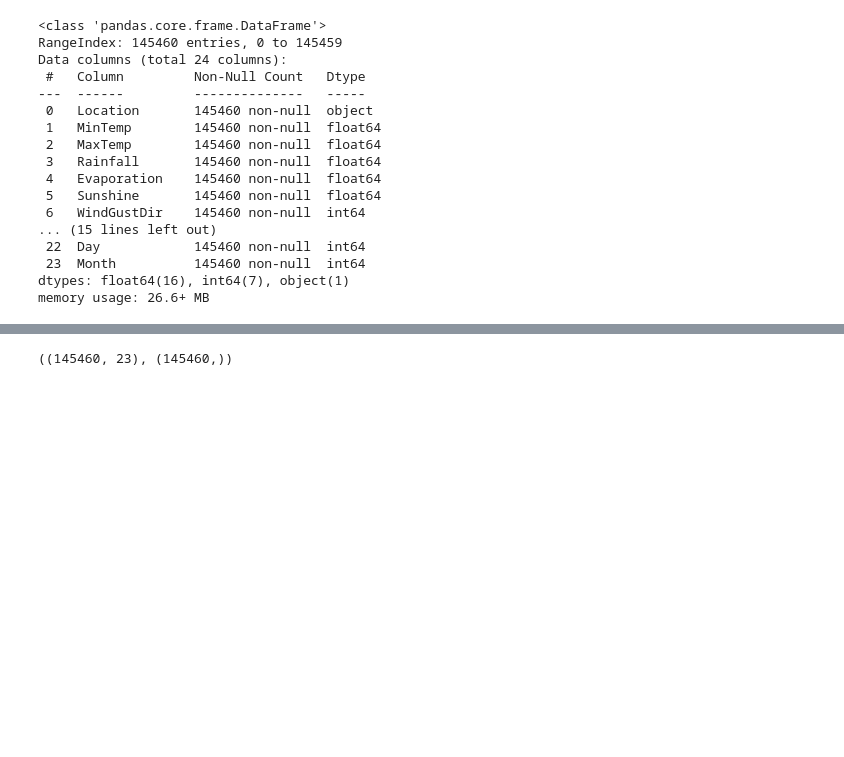
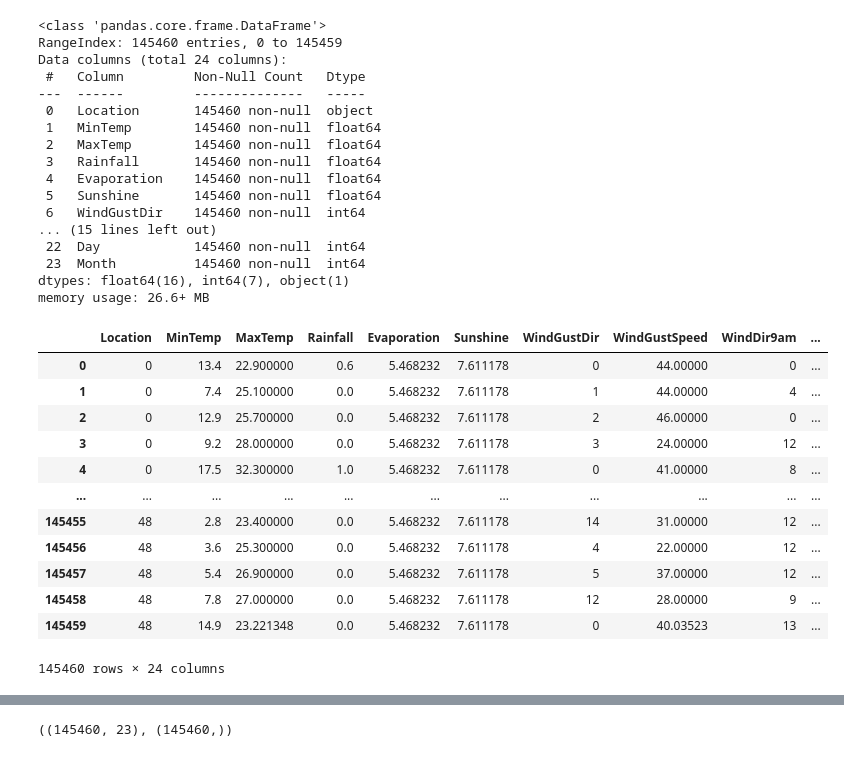
Before and after one commit to ledi-bruh/ml-labs, a Jupyter notebook: notebooks/lab2.ipynb, the cells around one changed output, grey strips where cells are left out. Drawn from its saved outputs; the diff is of its cells as text; code cells hidden in the pictures; blank space fills up the shorter version.

```diff
--- a/notebooks/lab2.ipynb
+++ b/notebooks/lab2.ipynb
@@ -321,4 +323,23 @@ Data columns (total 24 columns):
  23  Month          145460 non-null  int64
 dtypes: float64(16), int64(7), object(1)
 memory usage: 26.6+ MB
+# %%
+# data = pd.get_dummies(data, ['Location'])
+data['Location'] = data['Location'].map({k: v for v, k in enumerate(data['Location'].unique())})
+
+data
+# %% [output]
+|  | Location | MinTemp | MaxTemp | Rainfall | Evaporation | Sunshine | WindGustDir | WindGustSpeed | WindDir9am | ... |
+| 0 | 0 | 13.4 | 22.900000 | 0.6 | 5.468232 | 7.611178 | 0 | 44.00000 | 0 | ... |
+| 1 | 0 | 7.4 | 25.100000 | 0.0 | 5.468232 | 7.611178 | 1 | 44.00000 | 4 | ... |
+| 2 | 0 | 12.9 | 25.700000 | 0.0 | 5.468232 | 7.611178 | 2 | 46.00000 | 0 | ... |
+| 3 | 0 | 9.2 | 28.000000 | 0.0 | 5.468232 | 7.611178 | 3 | 24.00000 | 12 | ... |
+| 4 | 0 | 17.5 | 32.300000 | 1.0 | 5.468232 | 7.611178 | 0 | 41.00000 | 8 | ... |
+| ... | ... | ... | ... | ... | ... | ... | ... | ... | ... | ... |
+| 145455 | 48 | 2.8 | 23.400000 | 0.0 | 5.468232 | 7.611178 | 14 | 31.00000 | 12 | ... |
+| 145456 | 48 | 3.6 | 25.300000 | 0.0 | 5.468232 | 7.611178 | 4 | 22.00000 | 12 | ... |
+| 145457 | 48 | 5.4 | 26.900000 | 0.0 | 5.468232 | 7.611178 | 5 | 37.00000 | 12 | ... |
+| 145458 | 48 | 7.8 | 27.000000 | 0.0 | 5.468232 | 7.611178 | 12 | 28.00000 | 9 | ... |
+| 145459 | 48 | 14.9 | 23.221348 | 0.0 | 5.468232 | 7.611178 | 0 | 40.03523 | 13 | ... |
+145460 rows × 24 columns
 # %%
```
Also changed, not shown: parts of 19 cells of this notebook, 4 other files.
